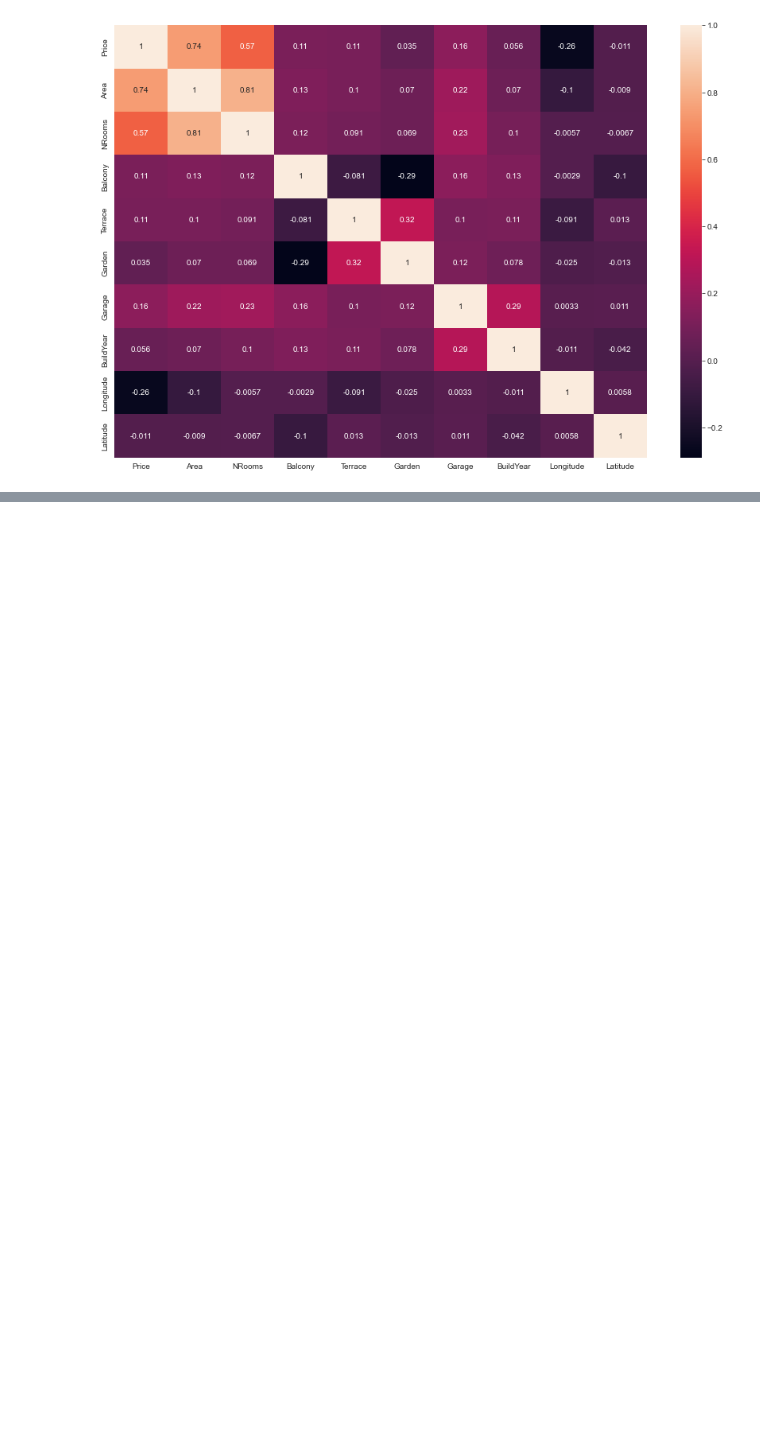
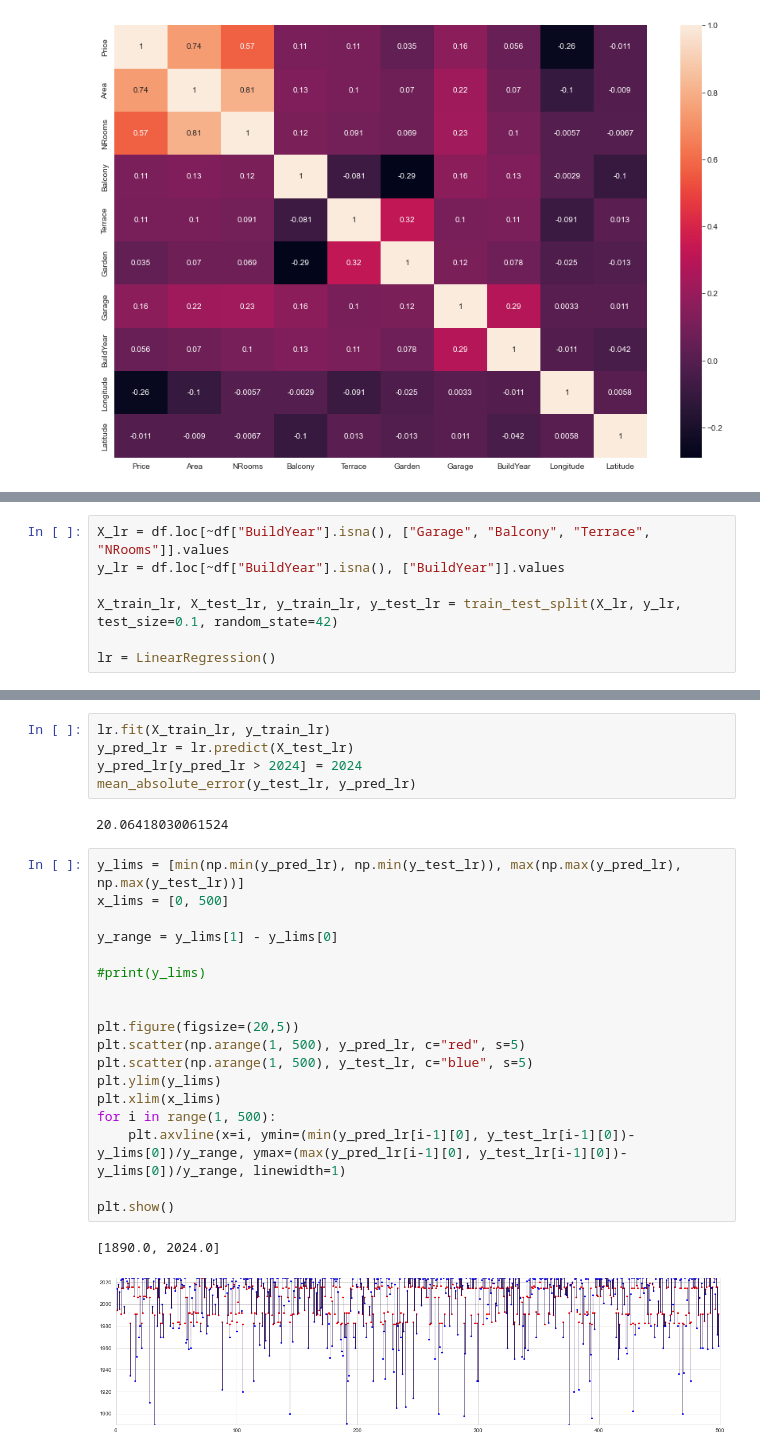
Before and after one commit to milonpabis/price-predictor-poland2024, a Jupyter notebook: krakow-exclusive-analysis.ipynb, the cells around one changed output, grey strips where cells are left out. Drawn from its saved outputs; the diff is of its cells as text; blank space fills up the shorter version.

```diff
--- a/krakow-exclusive-analysis.ipynb
+++ b/krakow-exclusive-analysis.ipynb
@@ -210,0 +257,7 @@ plt.show()
+# %%
+X_lr = df.loc[~df["BuildYear"].isna(), ["Garage", "Balcony", "Terrace", "NRooms"]].values
+y_lr = df.loc[~df["BuildYear"].isna(), ["BuildYear"]].values
+
+X_train_lr, X_test_lr, y_train_lr, y_test_lr = train_test_split(X_lr, y_lr, test_size=0.1, random_state=42)
+
+lr = LinearRegression()
@@ -210,0 +270,28 @@ plt.show()
+# %%
+lr.fit(X_train_lr, y_train_lr)
+y_pred_lr = lr.predict(X_test_lr)
+y_pred_lr[y_pred_lr > 2024] = 2024
+mean_absolute_error(y_test_lr, y_pred_lr)
+# %% [output]
+20.06418030061524
+# %%
+y_lims = [min(np.min(y_pred_lr), np.min(y_test_lr)), max(np.max(y_pred_lr), np.max(y_test_lr))]
+x_lims = [0, 500]
+
+y_range = y_lims[1] - y_lims[0]
+
+#print(y_lims)
+
+
+plt.figure(figsize=(20,5))
+plt.scatter(np.arange(1, 500), y_pred_lr, c="red", s=5)
+plt.scatter(np.arange(1, 500), y_test_lr, c="blue", s=5)
+plt.ylim(y_lims)
+plt.xlim(x_lims)
+for i in range(1, 500):
+    plt.axvline(x=i, ymin=(min(y_pred_lr[i-1][0], y_test_lr[i-1][0])-y_lims[0])/y_range, ymax=(max(y_pred_lr[i-1][0], y_test_lr[i-1][0])-y_lims[0])/y_range, linewidth=1)
+
+plt.show()
+# %% [output]
+[1890.0, 2024.0]
+[figure, added]
```
Also changed, not shown: parts of 16 cells of this notebook, 2 other files.
